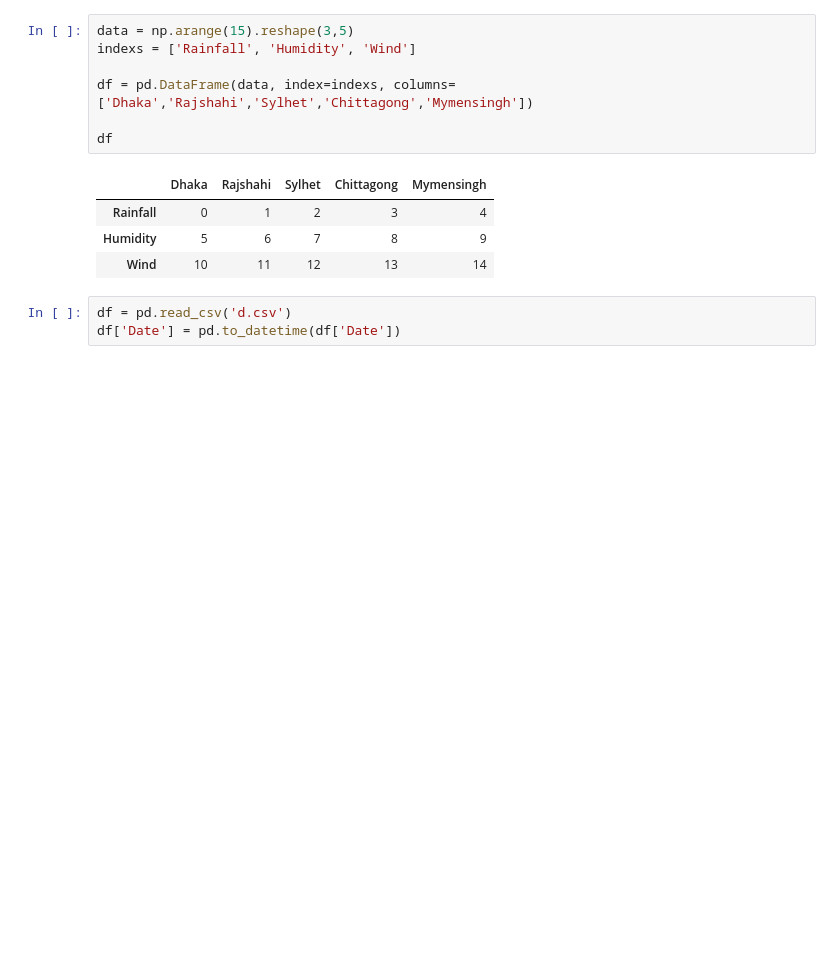
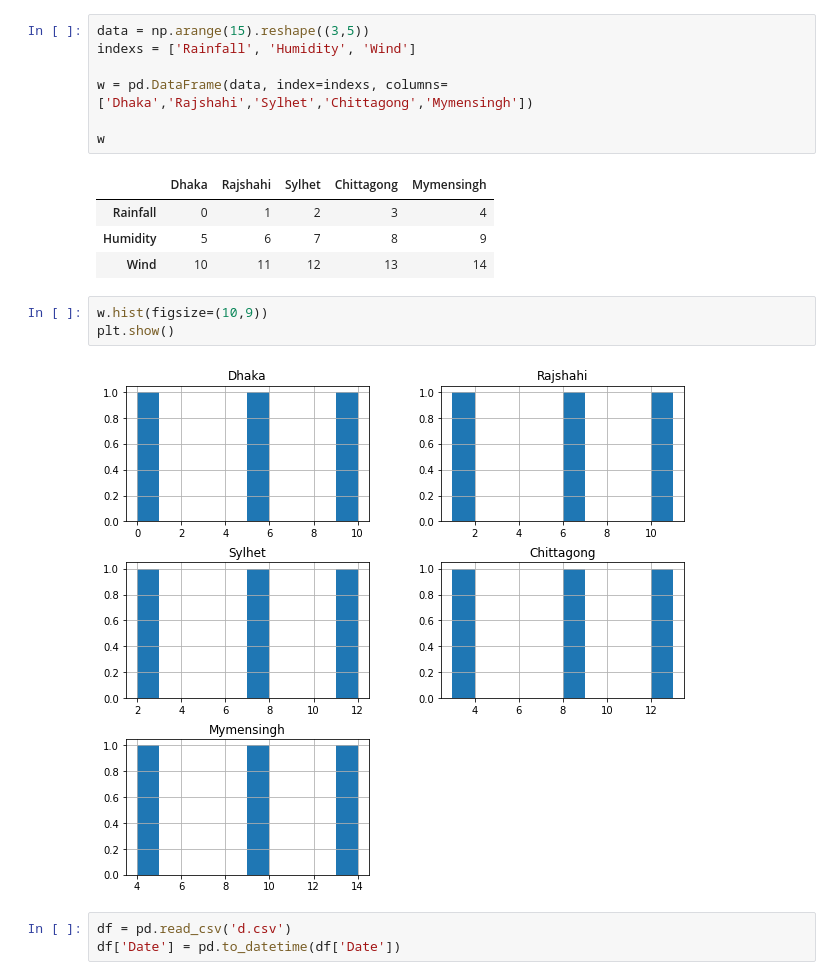
Before and after one commit to ShakilM26/Data-Visualization, a Jupyter notebook: seaborn/seaborn_with_csvfile.ipynb, the cells around one changed output. Saved outputs shown, nothing was run; the diff lists cells and outputs as text; blank space fills up the shorter version.

```diff
--- a/seaborn/seaborn_with_csvfile.ipynb
+++ b/seaborn/seaborn_with_csvfile.ipynb
@@ -6,17 +6,22 @@ import numpy as np
 import seaborn as sns
 import matplotlib.pyplot as plt
 # %%
-data = np.arange(15).reshape(3,5)
+data = np.arange(15).reshape((3,5))
 indexs = ['Rainfall', 'Humidity', 'Wind']
 
-df = pd.DataFrame(data, index=indexs, columns=['Dhaka','Rajshahi','Sylhet','Chittagong','Mymensingh'])
+w = pd.DataFrame(data, index=indexs, columns=['Dhaka','Rajshahi','Sylhet','Chittagong','Mymensingh'])
 
-df
+w
 # %% [output]
 |  | Dhaka | Rajshahi | Sylhet | Chittagong | Mymensingh |
 | Rainfall | 0 | 1 | 2 | 3 | 4 |
 | Humidity | 5 | 6 | 7 | 8 | 9 |
 | Wind | 10 | 11 | 12 | 13 | 14 |
+# %%
+w.hist(figsize=(10,9))
+plt.show()
+# %% [output]
+[figure, added]
 # %%
 df = pd.read_csv('d.csv')
 df['Date'] = pd.to_datetime(df['Date'])
```
